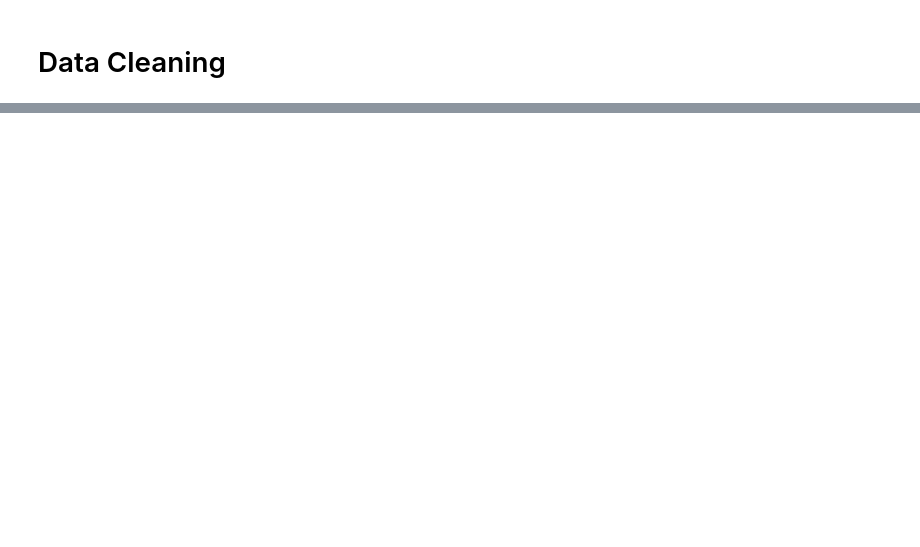
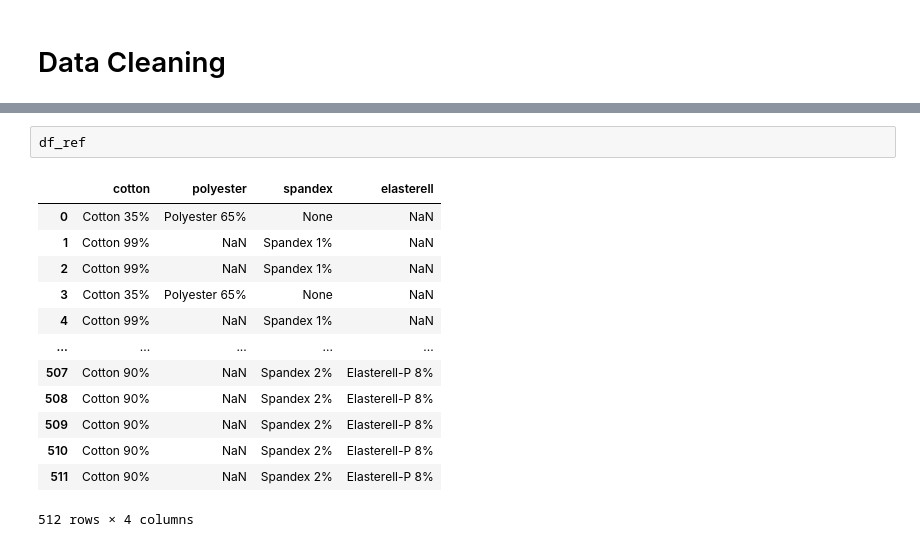
Before and after one commit to rmendes1/star-jeans, a Jupyter notebook: ETL_verification.ipynb, the cells around one changed output, grey strips where cells are left out. Saved outputs shown, nothing was run; the diff lists cells and outputs as text; blank space fills up the shorter version.

```diff
--- a/ETL_verification.ipynb
+++ b/ETL_verification.ipynb
@@ -306,0 +342,16 @@ data = data.drop_duplicates()
+# %%
+df_ref
+# %% [output]
+|  | cotton | polyester | spandex | elasterell |
+| 0 | Cotton 35% | Polyester 65% | None | NaN |
+| 1 | Cotton 99% | NaN | Spandex 1% | NaN |
+| 2 | Cotton 99% | NaN | Spandex 1% | NaN |
+| 3 | Cotton 35% | Polyester 65% | None | NaN |
+| 4 | Cotton 99% | NaN | Spandex 1% | NaN |
+| ... | ... | ... | ... | ... |
+| 507 | Cotton 90% | NaN | Spandex 2% | Elasterell-P 8% |
+| 508 | Cotton 90% | NaN | Spandex 2% | Elasterell-P 8% |
+| 509 | Cotton 90% | NaN | Spandex 2% | Elasterell-P 8% |
+| 510 | Cotton 90% | NaN | Spandex 2% | Elasterell-P 8% |
+| 511 | Cotton 90% | NaN | Spandex 2% | Elasterell-P 8% |
+512 rows × 4 columns
```
Also changed, not shown: parts of 14 cells of this notebook.
